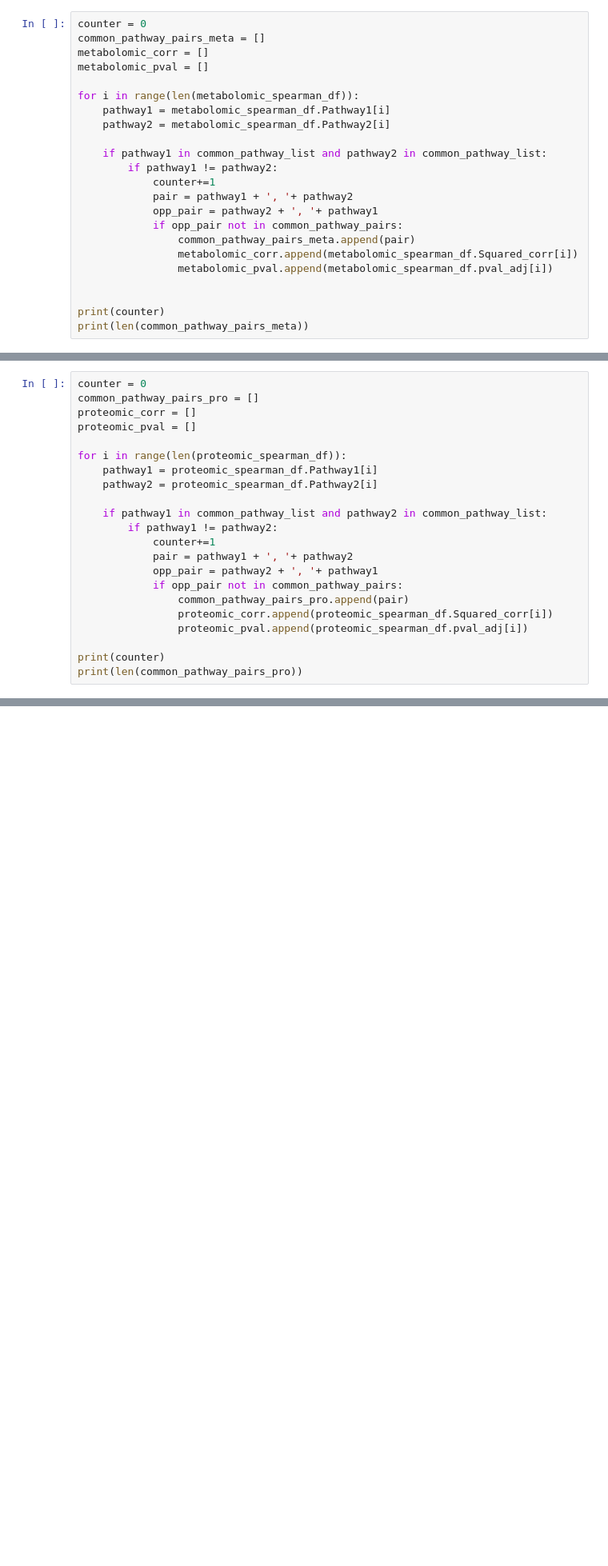
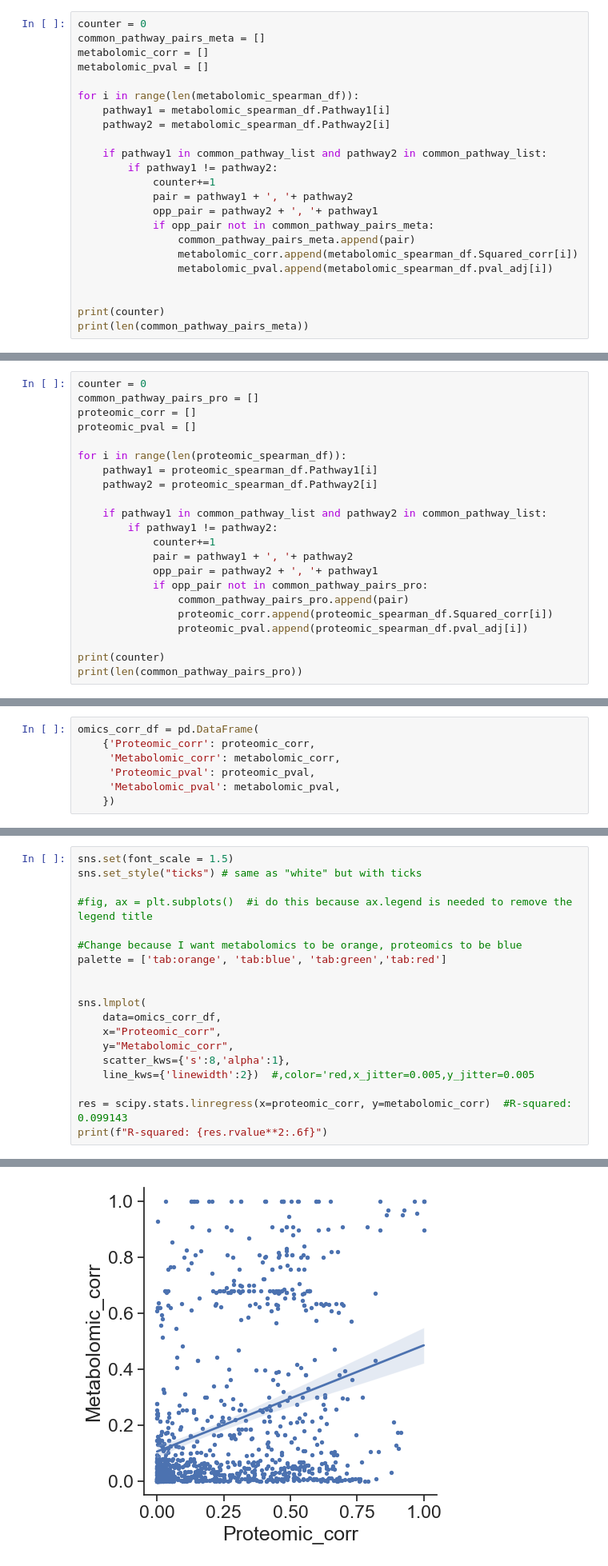
Before and after one commit to j-keung/multiomics-pathway-analysis, a Jupyter notebook: other_scripts/extra_figures.ipynb, the cells around one changed output, grey strips where cells are left out. Shown at 80% size. Saved outputs shown, nothing was run; the diff lists cells and outputs as text; blank space fills up the shorter version.

```diff
--- a/other_scripts/extra_figures.ipynb
+++ b/other_scripts/extra_figures.ipynb
@@ -134,7 +164,7 @@ for i in range(len(metabolomic_spearman_df)):
             counter+=1
             pair = pathway1 + ', '+ pathway2
             opp_pair = pathway2 + ', '+ pathway1
-            if opp_pair not in common_pathway_pairs:
+            if opp_pair not in common_pathway_pairs_meta:
                 common_pathway_pairs_meta.append(pair)
                 metabolomic_corr.append(metabolomic_spearman_df.Squared_corr[i])
                 metabolomic_pval.append(metabolomic_spearman_df.pval_adj[i])
@@ -157,7 +190,7 @@ for i in range(len(proteomic_spearman_df)):
             counter+=1
             pair = pathway1 + ', '+ pathway2
             opp_pair = pathway2 + ', '+ pathway1
-            if opp_pair not in common_pathway_pairs:
+            if opp_pair not in common_pathway_pairs_pro:
                 common_pathway_pairs_pro.append(pair)
                 proteomic_corr.append(proteomic_spearman_df.Squared_corr[i])
                 proteomic_pval.append(proteomic_spearman_df.pval_adj[i])
@@ -169,3 +207,10 @@ common_pathway_pairs_pro == common_pathway_pairs_meta
+# %%
+omics_corr_df = pd.DataFrame(
+    {'Proteomic_corr': proteomic_corr,
+     'Metabolomic_corr': metabolomic_corr,
+     'Proteomic_pval': proteomic_pval,
+     'Metabolomic_pval': metabolomic_pval,
+    })
 # %%
 omics_corr_df["Sig"] = np.nan
 
@@ -182,0 +242,20 @@ display(omics_corr_df)
+# %%
+sns.set(font_scale = 1.5)
+sns.set_style("ticks") # same as "white" but with ticks
+
+#fig, ax = plt.subplots()  #i do this because ax.legend is needed to remove the legend title
+
+#Change because I want metabolomics to be orange, proteomics to be blue
+palette = ['tab:orange', 'tab:blue', 'tab:green','tab:red']
+
+
+sns.lmplot(
+    data=omics_corr_df,
+    x="Proteomic_corr",
+    y="Metabolomic_corr",
+    scatter_kws={'s':8,'alpha':1},
+    line_kws={'linewidth':2})  #,color='red,x_jitter=0.005,y_jitter=0.005
+
+res = scipy.stats.linregress(x=proteomic_corr, y=metabolomic_corr)  #R-squared: 0.099143
+print(f"R-squared: {res.rvalue**2:.6f}")
+# %% [output]
@@ -183,3 +263,4 @@ display(omics_corr_df)
+[figure, added]
 # %%
 sns.set(font_scale = 1.5)
 sns.set_style("ticks") # same as "white" but with ticks
```
Also changed, not shown: parts of 8 cells of this notebook, 3 other files.
